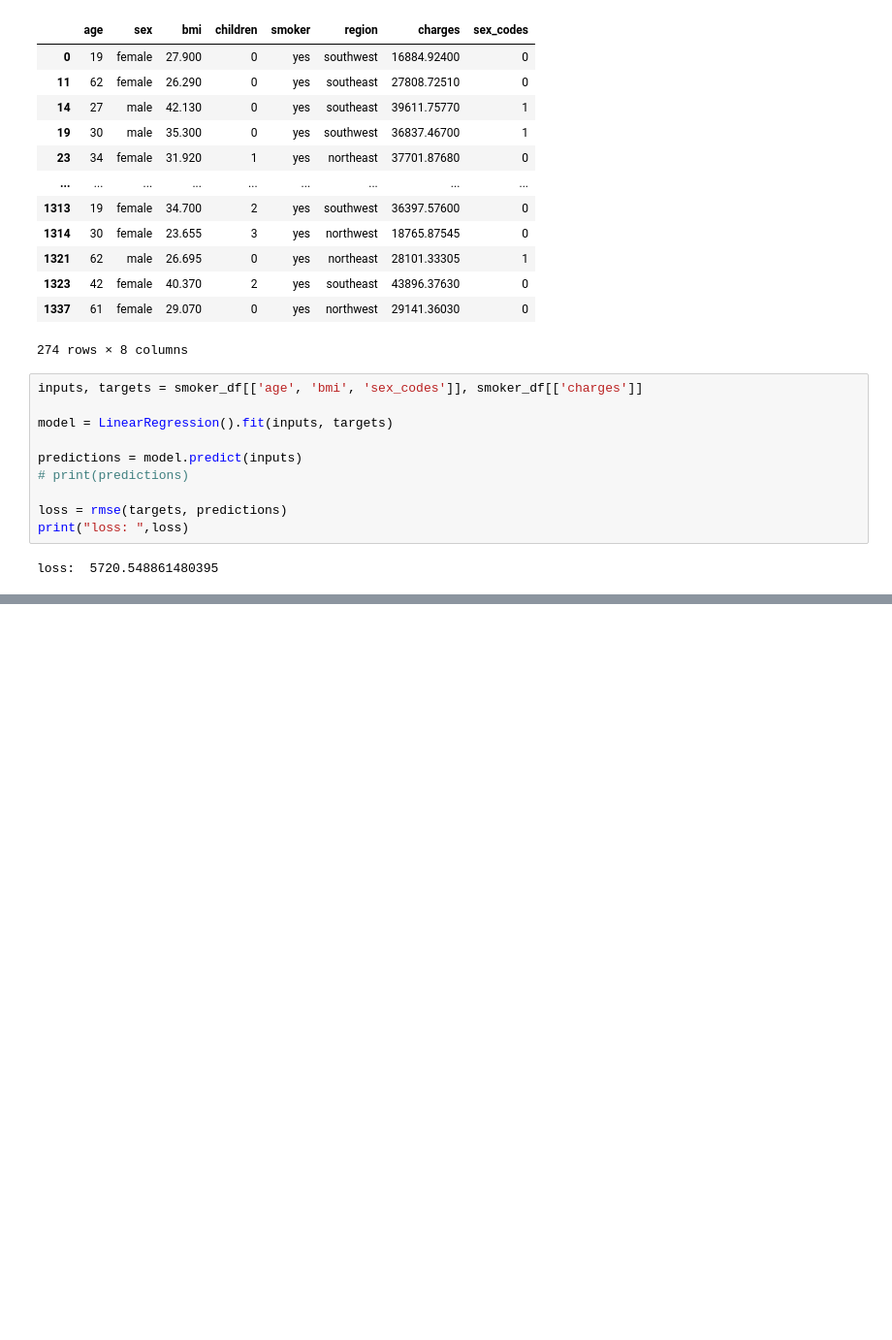
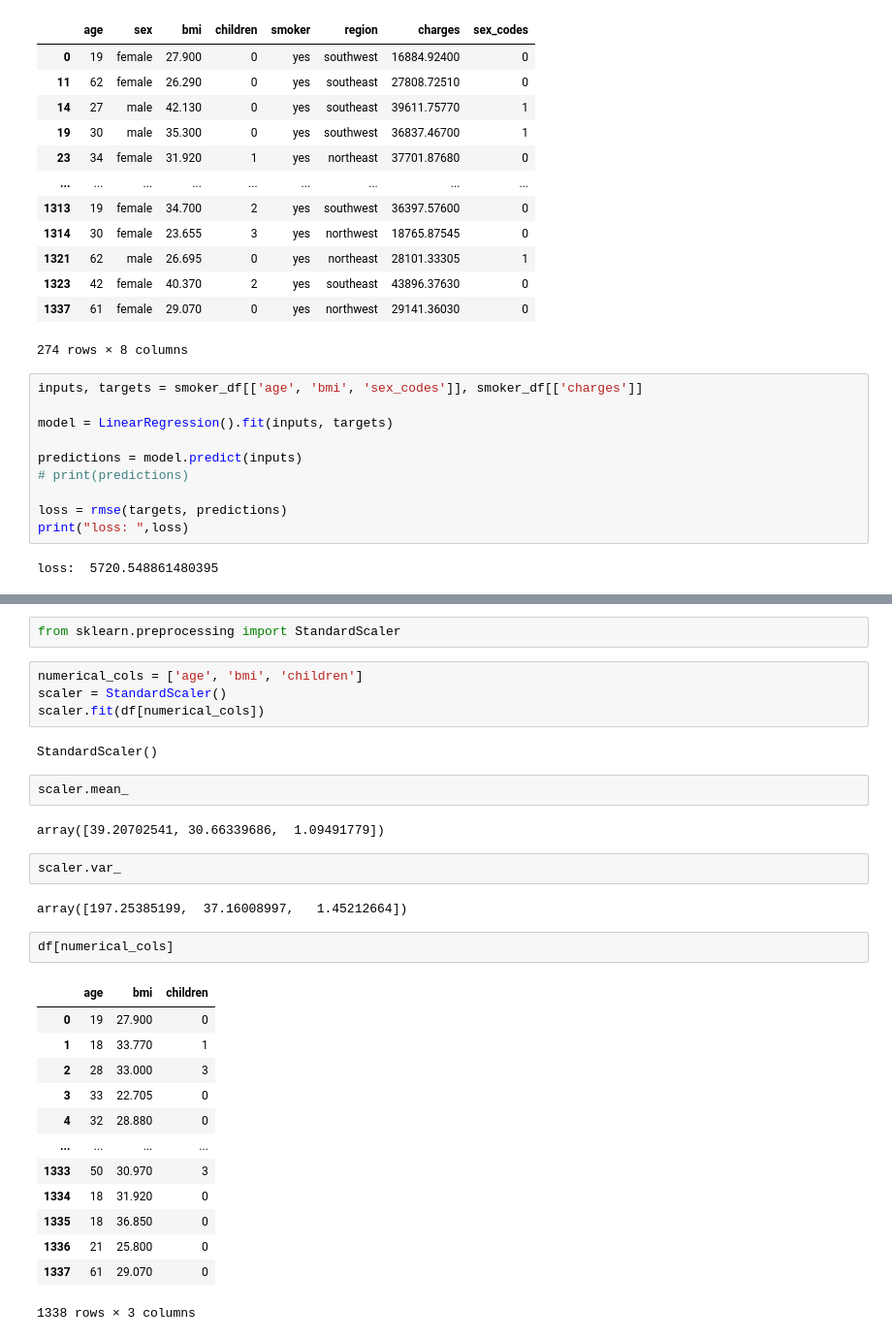
Before and after one commit to shahpranshu27/Insurance-Medical-Expenses, a Jupyter notebook: Insurance.ipynb, the cells around one changed output, grey strips where cells are left out. Shown at 97% size. Cells and saved outputs as stored; diff of their text form; blank space fills up the shorter version.

```diff
--- a/Insurance.ipynb
+++ b/Insurance.ipynb
@@ -835,0 +866,32 @@ loss:  5720.548861480395
+# %%
+from sklearn.preprocessing import StandardScaler
+# %%
+numerical_cols = ['age', 'bmi', 'children']
+scaler = StandardScaler()
+scaler.fit(df[numerical_cols])
+# %% [output]
+StandardScaler()
+# %%
+scaler.mean_
+# %% [output]
+array([39.20702541, 30.66339686,  1.09491779])
+# %%
+scaler.var_
+# %% [output]
+array([197.25385199,  37.16008997,   1.45212664])
+# %%
+df[numerical_cols]
+# %% [output]
+|  | age | bmi | children |
+| 0 | 19 | 27.900 | 0 |
+| 1 | 18 | 33.770 | 1 |
+| 2 | 28 | 33.000 | 3 |
+| 3 | 33 | 22.705 | 0 |
+| 4 | 32 | 28.880 | 0 |
+| ... | ... | ... | ... |
+| 1333 | 50 | 30.970 | 3 |
+| 1334 | 18 | 31.920 | 0 |
+| 1335 | 18 | 36.850 | 0 |
+| 1336 | 21 | 25.800 | 0 |
+| 1337 | 61 | 29.070 | 0 |
+1338 rows × 3 columns
```
Also changed, not shown: parts of 13 cells of this notebook.
